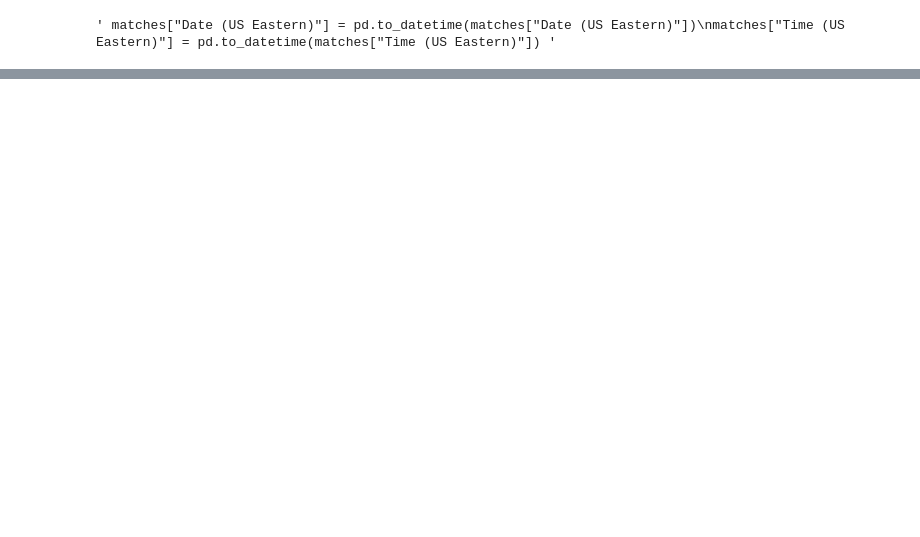
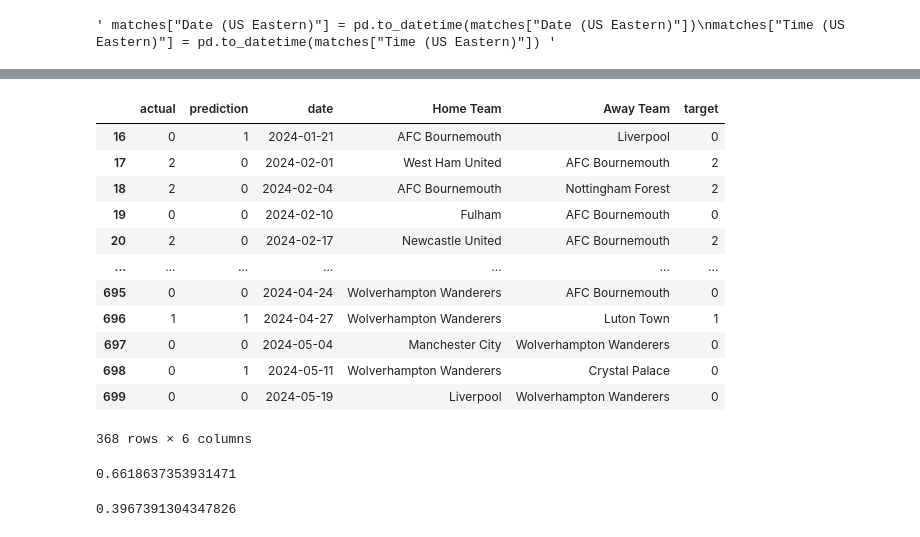
Before and after one commit to 23klhuynh/Soccer-Match-Prediction, a Jupyter notebook: index.ipynb, the cells around one changed output, grey strips where cells are left out. Saved outputs shown, nothing was run; the diff lists cells and outputs as text; code cells hidden in the pictures; blank space fills up the shorter version.

```diff
--- a/index.ipynb
+++ b/index.ipynb
@@ -130,0 +141,36 @@ matches_rolling
+# %%
+def make_predictions(data, predictors):
+    train = data[data["Date Time (US Eastern)"] <= '2024-01-01']
+    test = data[data["Date Time (US Eastern)"] > '2024-01-01']
+    rf.fit(train[predictors], train["target"])
+    preds = rf.predict(test[predictors])
+    combine = pd.DataFrame(dict(actual=test["target"], prediction=preds), index=test.index)
+    precision = precision_score(test["target"], preds, average='macro', zero_division=0)
+    return combine, precision
+# %%
+combined, precision = make_predictions(matches_rolling, predictors + new_columns)
+
+combined = combined.merge(matches_rolling[["date", "Home Team", "Away Team", "target"]], left_index=True, right_index=True)
+combined
+# %% [output]
+|  | actual | prediction | date | Home Team | Away Team | target |
+| 16 | 0 | 1 | 2024-01-21 | AFC Bournemouth | Liverpool | 0 |
+| 17 | 2 | 0 | 2024-02-01 | West Ham United | AFC Bournemouth | 2 |
+| 18 | 2 | 0 | 2024-02-04 | AFC Bournemouth | Nottingham Forest | 2 |
+| 19 | 0 | 0 | 2024-02-10 | Fulham | AFC Bournemouth | 0 |
+| 20 | 2 | 0 | 2024-02-17 | Newcastle United | AFC Bournemouth | 2 |
+| ... | ... | ... | ... | ... | ... | ... |
+| 695 | 0 | 0 | 2024-04-24 | Wolverhampton Wanderers | AFC Bournemouth | 0 |
+| 696 | 1 | 1 | 2024-04-27 | Wolverhampton Wanderers | Luton Town | 1 |
+| 697 | 0 | 0 | 2024-05-04 | Manchester City | Wolverhampton Wanderers | 0 |
+| 698 | 0 | 1 | 2024-05-11 | Wolverhampton Wanderers | Crystal Palace | 0 |
+| 699 | 0 | 0 | 2024-05-19 | Liverpool | Wolverhampton Wanderers | 0 |
+368 rows × 6 columns
+# %%
+precision
+# %% [output]
+0.6618637353931471
+# %%
+accuracy
+# %% [output]
+0.3967391304347826
```
Also changed, not shown: parts of 12 cells of this notebook, 2 other files.
